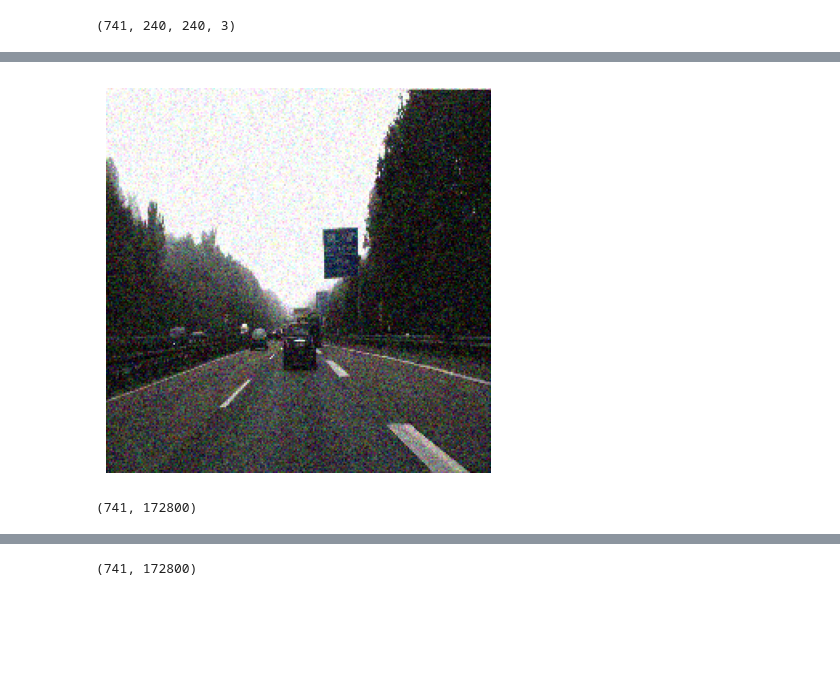
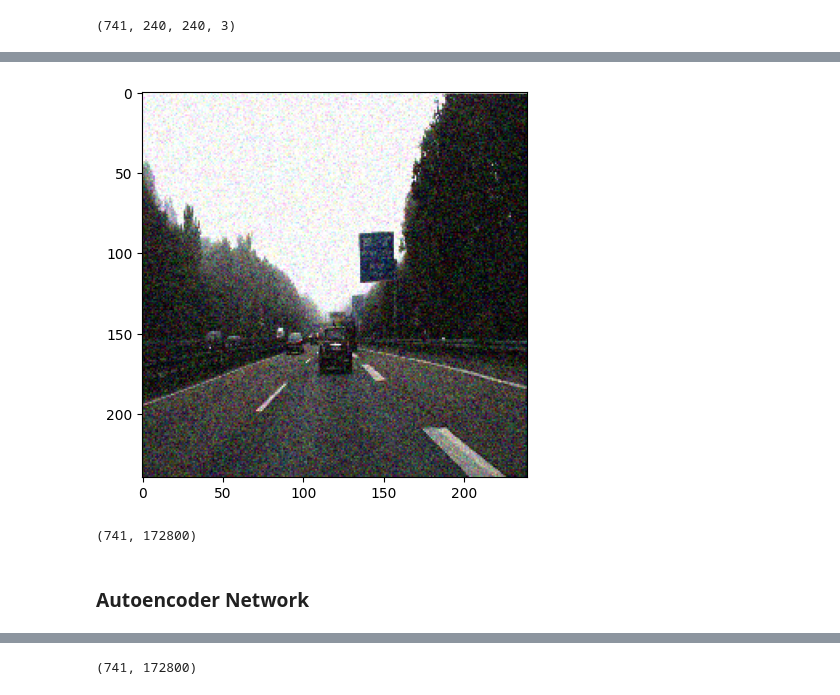
Before and after one commit to aidaaminian/snn-self-driving, a Jupyter notebook: bproj_autoencoder.ipynb, the cells around one changed output, grey strips where cells are left out. Drawn from its saved outputs; the diff is of its cells as text; code cells hidden in the pictures; blank space fills up the shorter version.

```diff
--- a/bproj_autoencoder.ipynb
+++ b/bproj_autoencoder.ipynb
@@ -81,2 +87,4 @@ plt.show()
 # %%
 noise_data = skimage.util.random_noise(image_list, mode="gaussian")
+# %%
+noise_data = np.array(noise_data*255, dtype=np.uint8)
@@ -83,10 +139,9 @@ noise_data = skimage.util.random_noise(image_list, mode="gaussian")
 # %%
 plt.figure(figsize=(5,5))
 plt.imshow(noise_data[8])
-plt.axis("off")
 plt.show()
 # %% [output]
-[figure, old version]
+[figure, new version]
 # %%
 train_data = np.reshape(image_list, (len(image_list), -1))
 test_data = np.reshape(noise_data, (len(noise_data), -1))
@@ -97,3 +152,5 @@ del image_list
 train_data.shape
 # %% [output]
 (741, 172800)
+# %% [markdown]
+### Autoencoder Network
```
Also changed, not shown: parts of 28 cells of this notebook.
